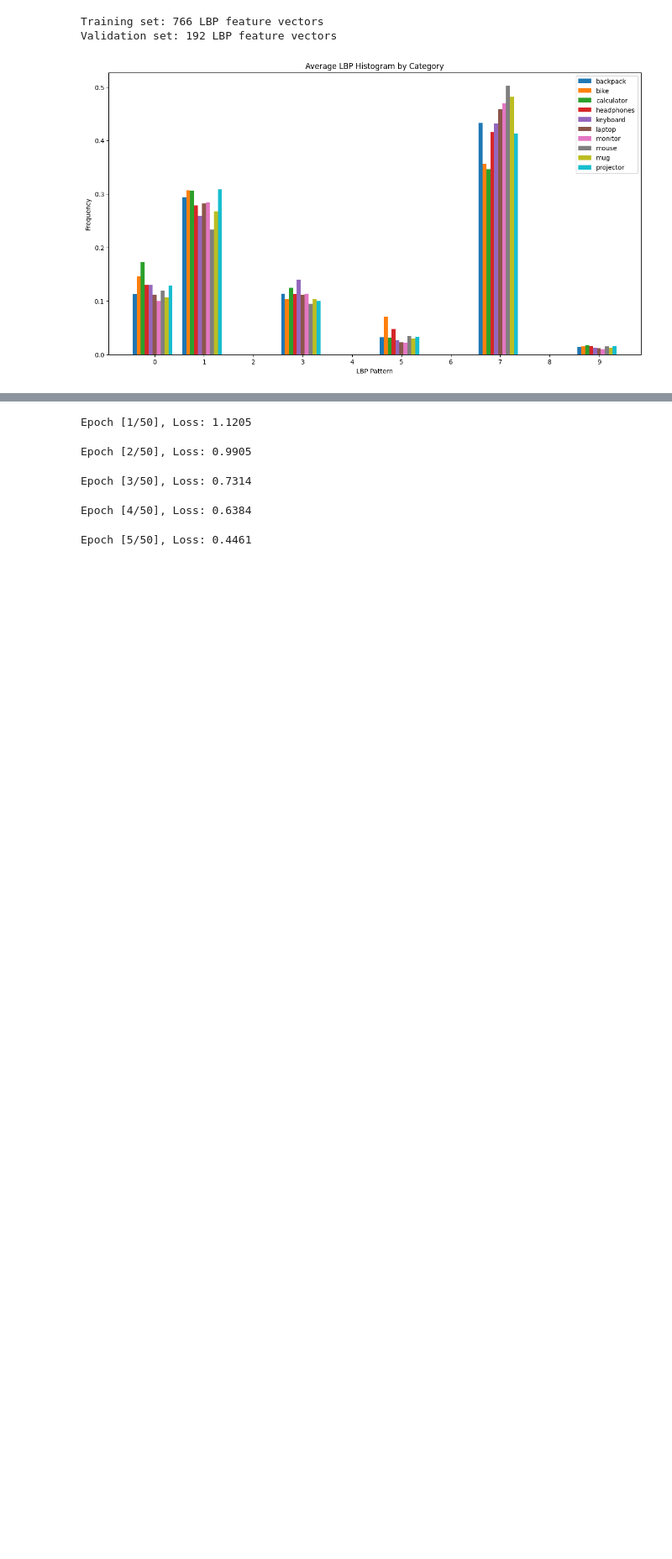
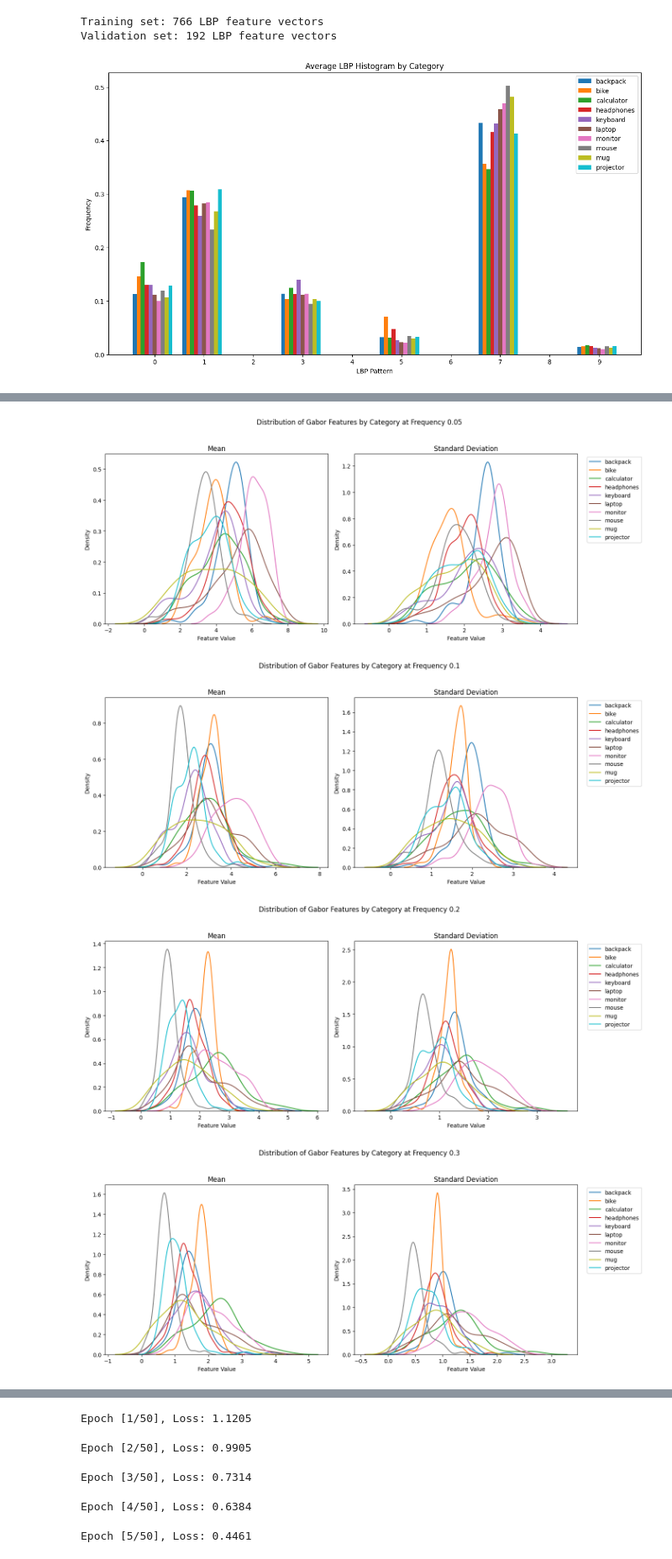
Before and after one commit to kennyalexlin/W281-Domain-Adaptation-Final-Project, a Jupyter notebook: lbp_code.ipynb, the cells around one changed output, grey strips where cells are left out. Shown at 84% size. Saved outputs shown, nothing was run; the diff lists cells and outputs as text; code cells hidden in the pictures; blank space fills up the shorter version.

```diff
--- a/lbp_code.ipynb
+++ b/lbp_code.ipynb
@@ -239,86 +244,82 @@ import seaborn as sns
 from skimage.filters import gabor
 from concurrent.futures import ThreadPoolExecutor
 
-# Define paths relative to the notebook directory
+# Define paths
 base_dir = "../OfficeCaltechDomainAdaptation/images"
 amazon_dir = os.path.join(base_dir, "amazon")
 
-# Parameters for Gabor filters
-frequencies = [0.05, 0.1, 0.2, 0.3, 0.5]  # List of frequencies for the Gabor filters
-angles = [0, np.pi/2]                     # Two angles for processing (0° and 90°)
+# Gabor filter parameters
+frequencies = [0.05, 0.1, 0.2, 0.3, 0.5]
+angles = [0, np.pi/2]
 
 def compute_rotationally_invariant_gabor_features(image, frequencies, angles):
-    """
-    Compute rotationally invariant Gabor features by averaging across specified angles.
-    Args:
-        image (np.array): Grayscale image
-        frequencies (list): List of frequencies for Gabor filter
-        angles (list): List of angles (in radians) for Gabor filter
-
-    Returns:
-        features (dict): Dictionary of aggregated Gabor features for each frequency
-    """
     gabor_features = {}
     for frequency in frequencies:
         magnitude_responses = []
-
         for angle in angles:
-            # Apply Gabor filter
             real, imag = gabor(image, frequency=frequency, theta=angle)
             magnitude = np.sqrt(real**2 + imag**2)
             magnitude_responses.append(magnitude)
 
-        # Compute rotation-invariant statistics (mean and std across orientations)
         avg_magnitude = np.mean(magnitude_responses, axis=0)
         std_magnitude = np.std(magnitude_responses, axis=0)
 
-        # Store mean and standard deviation as features for this frequency
         gabor_features[f'frequency_{frequency}_mean'] = np.mean(avg_magnitude)
         gabor_features[f'frequency_{frequency}_std'] = np.mean(std_magnitude)
     return gabor_features
 
-# Initialize a dictionary to store Gabor features by category
-gabor_features_by_category = {category: [] for category in os.listdir(amazon_dir) if os.path.isdir(os.path.join(amazon_dir, category))}
+# Load and resize images outside of any parallel processing
+image_data_by_category = {}
+for category in os.listdir(amazon_dir):
+    category_path = os.path.join(amazon_dir, category)
+    if os.path.isdir(category_path):
+        image_data_by_category[category] = [
+            cv2.resize(cv2.imread(os.path.join(category_path, img_name), cv2.IMREAD_GRAYSCALE), (100, 100))
+            for img_name in os.listdir(category_path) if img_name.endswith(('.jpg', '.png', '.jpeg'))
+        ]
 
-# Process images with ThreadPoolExecutor
-for category, images in gabor_features_by_category.items():
-    category_path = os.path.join(amazon_dir, category)
-    images = [cv2.imread(os.path.join(category_path, img_name), cv2.IMREAD_GRAYSCALE) for img_name in os.listdir(category_path) if img_name.endswith(('.jpg', '.png', '.jpeg'))]
-    images = [cv2.resize(img, (100, 100)) for img in images if img is not None]
-
-    with ThreadPoolExecutor() as executor:
-        results = executor.map(compute_rotationally_invariant_gabor_features, images, [frequencies]*len(images), [angles]*len(images))
+# Compute Gabor features using ThreadPoolExecutor
+gabor_features_by_category = {}
+with ThreadPoolExecutor(max_workers=4) as executor:
+    for category, images in image_data_by_category.items():
+        # Map the function across images in the category
+        results = executor.map(
+            compute_rotationally_invariant_gabor_features,
+            images,
+            [frequencies] * len(images),
+            [angles] * len(images)
+        )
         gabor_features_by_category[category] = list(results)
 
-# Prepare data for plotting distribution (KDE)
-# Organize data by frequency and feature type (mean, std) for each category
+# Prepare data for plotting
 feature_data = {f'frequency_{freq}': {'mean': {}, 'std': {}} for freq in frequencies}
 
 for frequency in frequencies:
     for category, features_list in gabor_features_by_category.items():
         feature_data[f'frequency_{frequency}']['mean'][category] = [features[f'frequency_{frequency}_mean'] for features in features_list]
         feature_data[f'frequency_{frequency}']['std'][category] = [features[f'frequency_{frequency}_std'] for features in features_list]
 
-# Plot KDE for each frequency, with separate subplots for mean and std
+# Plot KDE for each frequency
 for frequency in frequencies:
     fig, axes = plt.subplots(1, 2, figsize=(14, 6), sharey=False)
     fig.suptitle(f'Distribution of Gabor Features by Category at Frequency {frequency}')
 
-    # Plot KDE for the mean feature
     for category, data in feature_data[f'frequency_{frequency}']['mean'].items():
         sns.kdeplot(data, ax=axes[0], label=category, fill=False)
     axes[0].set_title('Mean')
     axes[0].set_xlabel('Feature Value')
     axes[0].set_ylabel('Density')
 
-    # Plot KDE for the std feature
     for category, data in feature_data[f'frequency_{frequency}']['std'].items():
         sns.kdeplot(data, ax=axes[1], label=category, fill=False)
     axes[1].set_title('Standard Deviation')
     axes[1].set_xlabel('Feature Value')
 
-    # Add a legend to the last subplot
     axes[1].legend(loc='upper right', bbox_to_anchor=(1.3, 1))
-
     plt.tight_layout(rect=[0, 0.03, 1, 0.95])
     plt.show()
+# %% [output]
+[figure, added]
+[figure, added]
+[figure, added]
+[figure, added]
```
Also changed, not shown: parts of 2 cells of this notebook.
